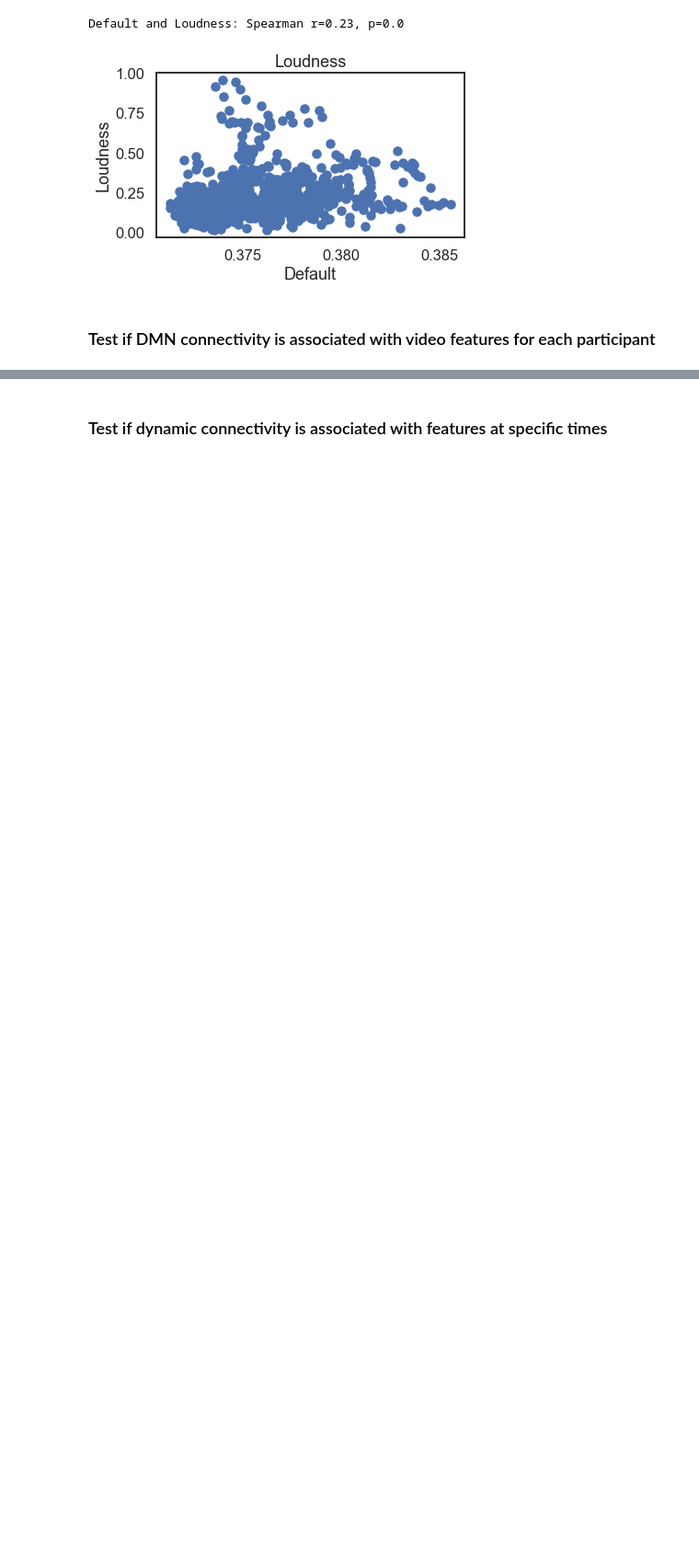
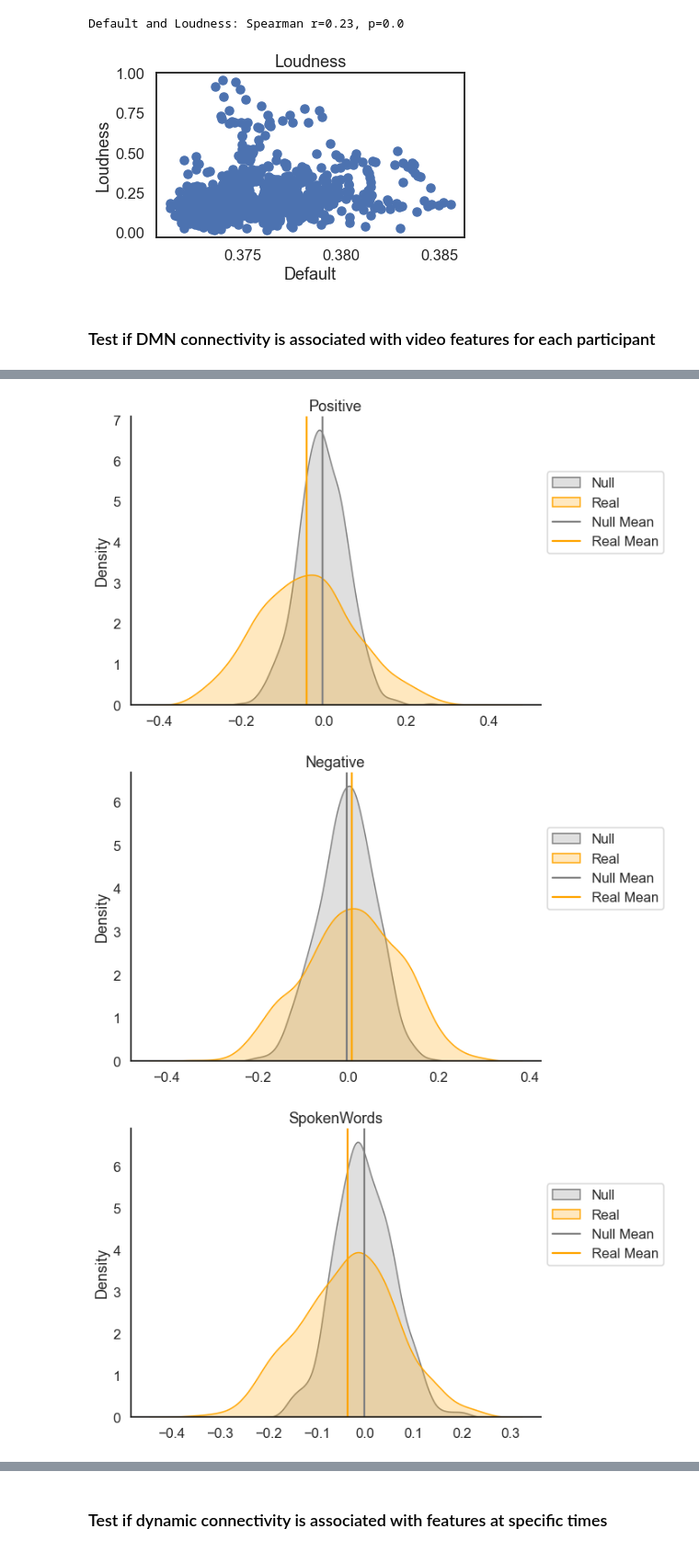
Before and after one commit to catcamacho/hbn_soc_net, a Jupyter notebook: 2_DynamicNet_affect.ipynb, the cells around one changed output, grey strips where cells are left out. Shown: that part at 92% size. Drawn from its saved outputs; the diff is of its cells as text; code cells hidden in the pictures; blank space fills up the shorter version.

```diff
--- a/2_DynamicNet_affect.ipynb
+++ b/2_DynamicNet_affect.ipynb
@@ -451,8 +451,22 @@ np.save(os.path.join(out_dir, 'group_null_mean_Default_ips_movieDM.npy'), mean_d
 participant_default_ips = np.mean(ips[:,mask==1,:], axis=1)
 np.save(os.path.join(out_dir, 'participant_null_mean_Default_ips_movieDM.npy'), participant_default_ips)
 # %%
+# Compute correlation for each participant across the sample and save
+participant_dmn = np.load(os.path.join(out_dir, 'participant_mean_Default_ips_movieDM.npy'))
+null_participant_dmn = np.load(os.path.join(out_dir, 'participant_null_mean_Default_ips_movieDM.npy'))
 
-# Compute correlation for each participant across the sample and save
+null_results = pd.DataFrame()
+real_resuls = pd.DataFrame()
 
+for sub in range(0,participant_dmn.shape[0]):
+    for f in features.columns:
+        null_results.loc[sub,f], p = scp.spearmanr(null_participant_dmn[sub,4:745],features_smooth[f].to_numpy()[4:745])
+        real_resuls.loc[sub,f], p = scp.spearmanr(participant_dmn[sub,4:745],features_smooth[f].to_numpy()[4:745])
 
-# compare the null and actual distributions
+null_results.to_csv('null_default_feature_correlations.csv')
+real_resuls.to_csv('real_default_feature_correlations.csv')
+# %%
+# compare the null and actual distributions
+for f in features.columns:
+    t, p = scp.ttest_ind(real_resuls.loc[:,f].to_numpy(), null_results.loc[:,f].to_numpy())
+    print('Feature {0}: t={1}, p={2}'.format(f, round(t,2), round(p,3)))
@@ -459,2 +480,18 @@ np.save(os.path.join(out_dir, 'participant_null_mean_Default_ips_movieDM.npy'),
 # %%
-# plot the nul land real distributions
+# plot the null and real distributions
+for f in features.columns:
+    ax = plt.figure(figsize=(10,6))
+    sns.kdeplot(null_results.loc[:,f].to_numpy(), label='Null',fill=True, color='gray')
+    sns.kdeplot(real_resuls.loc[:,f].to_numpy(), label='Real', fill=True, color='orange')
+    plt.axvline(x=np.mean(null_results.loc[:,f].to_numpy()), color='gray', label='Null Mean')
+    plt.axvline(x=np.mean(real_resuls.loc[:,f].to_numpy()), color='orange', label='Real Mean')
+    plt.title(f)
+    plt.legend(loc='lower left', bbox_to_anchor=(1, 0.5))
+    sns.despine()
+    plt.tight_layout()
+    plt.show()
+    plt.close()
+# %% [output]
+[figure, added]
+[figure, added]
+[figure, added]
```
Also changed, not shown: parts of 3 cells of this notebook.
